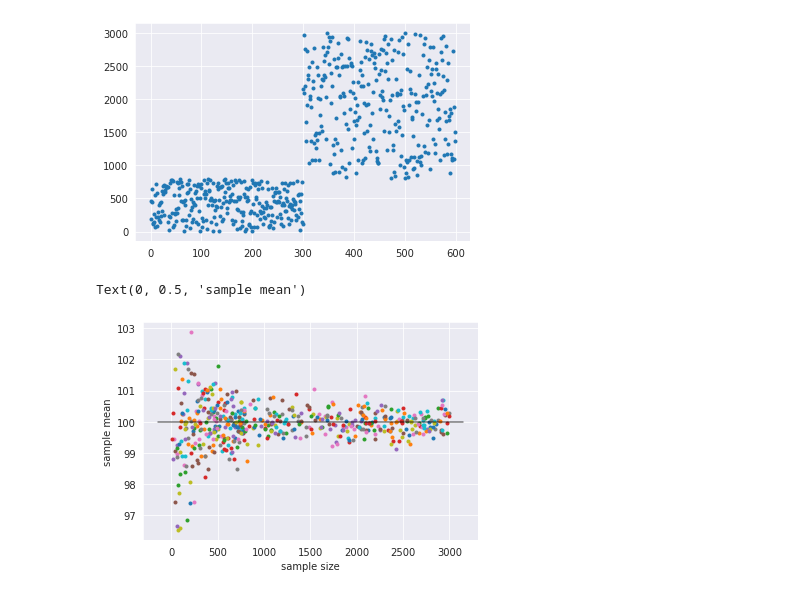
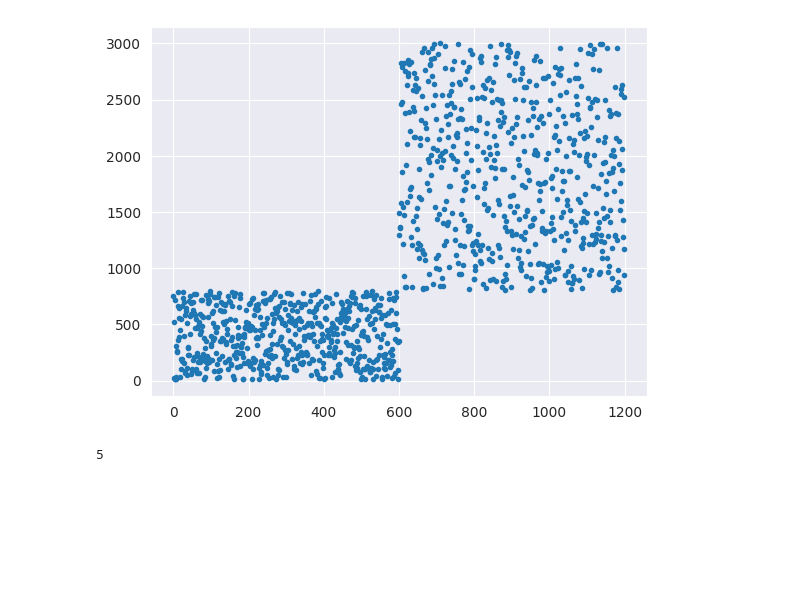
Before and after one commit to massimocipressi/MLPNS_MCipressi, a Jupyter notebook: Central_limit_theorem.ipynb, the cells around one changed output. Drawn from its saved outputs; the diff is of its cells as text; code cells hidden in the pictures; blank space fills up the shorter version.

```diff
--- a/Central_limit_theorem.ipynb
+++ b/Central_limit_theorem.ipynb
@@ -28,30 +28,11 @@ Text(0.5, 0, 'x')
 # %%
 #scegliamo 100 size fra 10 e 2000 (qui facciamo da 0, correggere)
-mysize = np.concatenate(((np.random.rand(300)*800).astype(int),(np.random.rand(300)*2200).astype(int)+800))
+mysize = np.concatenate(((np.random.rand(600)*800).astype(int),(np.random.rand(600)*2200).astype(int)+800))
 mysize[mysize<10]=10
 pl.plot(mysize,'.');
 # %% [output]
-[figure, old version]
+[figure, new version]
 # %%
 #chisqaure
 for s in mysize:
   mydist[s] = np.random.chisquare(mymean,size=s) #così ho tutte le sample e le posso chiamare per nome
-# %%
-ax=pl.figure().add_subplot(111)
-for d in mydist.keys(): #questo fa correre sui numeri del dizionario
-  ax.plot(d,mydist[d].mean(),'.')
-
-ax.plot(pl.xlim(), [100,100], 'k', alpha = 0.5) #do le y iniz e fin di una linea
-ax.set_xlabel("sample size")
-ax.set_ylabel("sample mean")
-
-#trovo una gaussiana con media mymean e varianza che è la varianza/sqrt(N)
-#i singoli punti si allontanano di più a taglia piccola perché anche qui la varianza va con 1/sqrt(N)
-
-#sarebbe più utile mettere più punti vicino allo zero
-#poi provare altre distribuzioni
-
-#eventualmente fare fit
-# %% [output]
-Text(0, 0.5, 'sample mean')
-[figure, removed]
@@ -57,0 +41,4 @@ Text(0, 0.5, 'sample mean')
+# %%
+int(5.2)
+# %% [output]
+5
```
Also changed, not shown: parts of 9 cells of this notebook.
